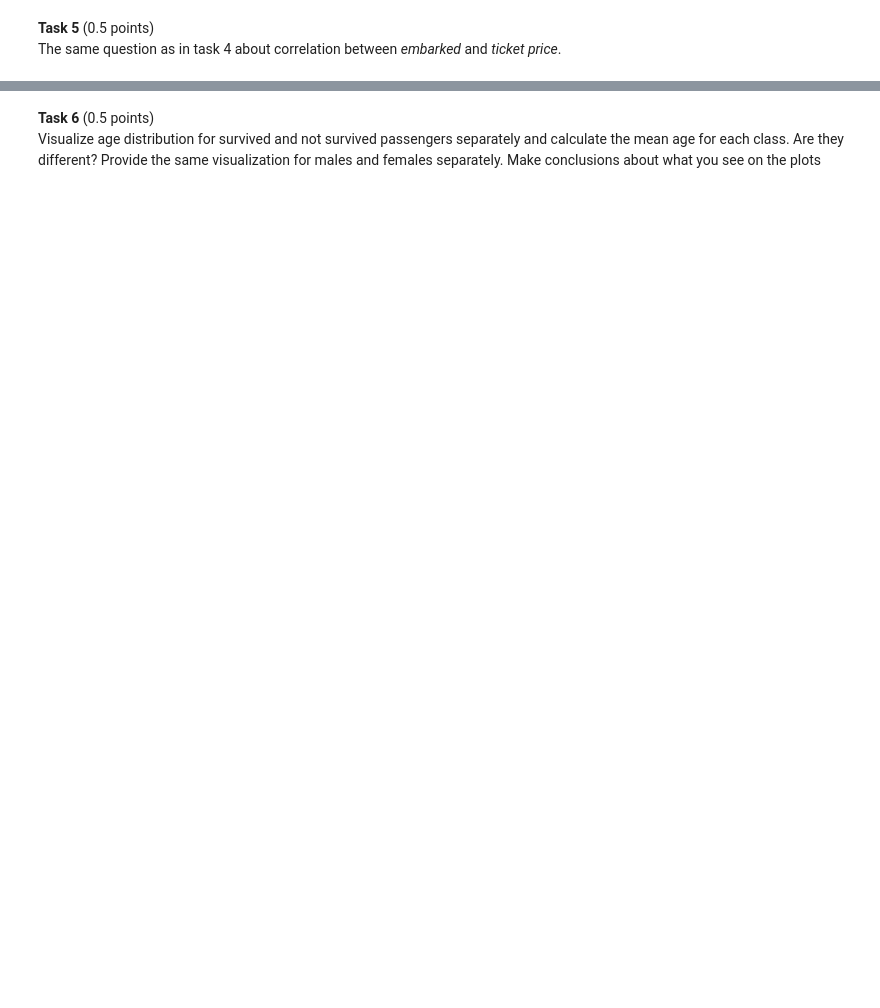
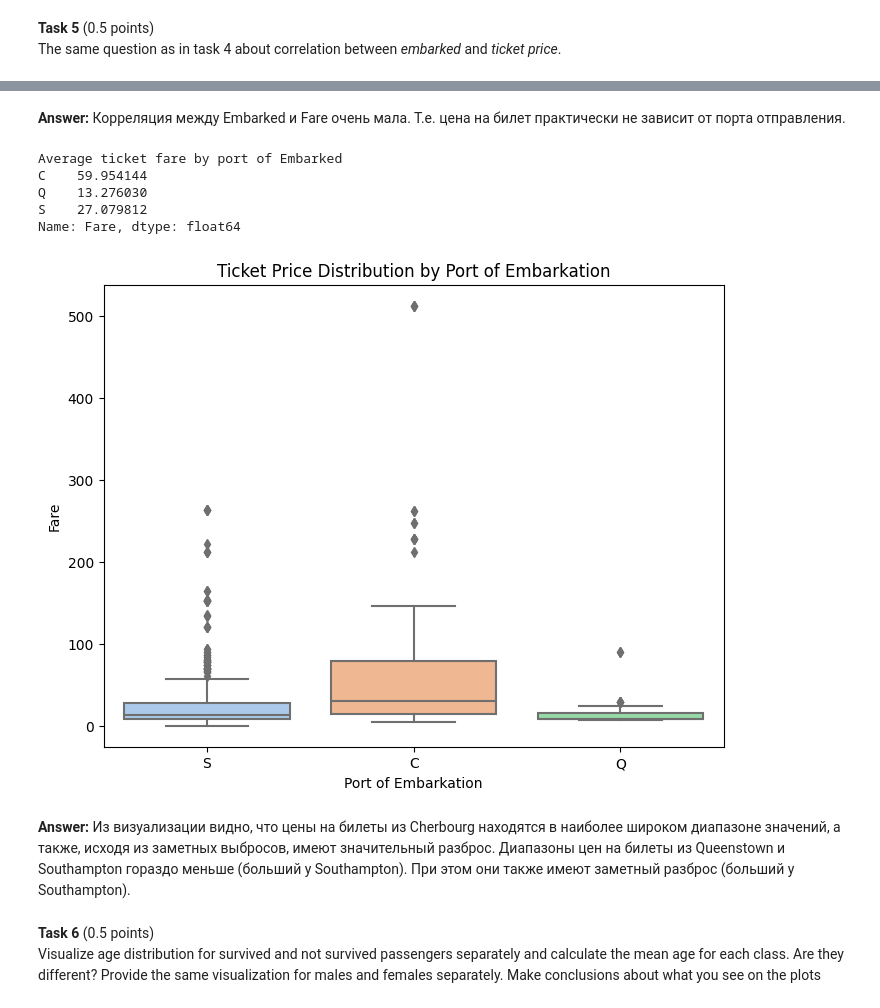
Before and after one commit to famusovsky/ml-hw, a Jupyter notebook: hw1/hw1_2023.ipynb, the cells around one changed output, grey strips where cells are left out. Cells and saved outputs as stored; diff of their text form; code cells hidden in the pictures; blank space fills up the shorter version.

```diff
--- a/hw1/hw1_2023.ipynb
+++ b/hw1/hw1_2023.ipynb
@@ -450,3 +646,26 @@ The same question as in task 4 about correlation between *embarked* and *ticket
+# %% [markdown]
+**Answer:** Корреляция между Embarked и Fare очень мала. Т.е. цена на билет практически не зависит от порта отправления.
+# %%
+# Получаем среднее арифметическое по столбцу 'Fare' для сгрупированных по 'Embarked' значений
+average_fare_by_embarked = dataset.groupby('Embarked')['Fare'].mean()
+print(f'Average ticket fare by port of {average_fare_by_embarked}')
+
+# Визуализация распределения цен для каждого порта с использованием box plot
+plt.figure(figsize=(8, 6))
+sns.boxplot(x='Embarked', y='Fare', data=dataset, palette='pastel')
+plt.title('Ticket Price Distribution by Port of Embarkation')
+plt.xlabel('Port of Embarkation')
+plt.ylabel('Fare')
+plt.show()
+# %% [output]
+Average ticket fare by port of Embarked
+C    59.954144
+Q    13.276030
+S    27.079812
+Name: Fare, dtype: float64
+[figure, added]
+# %% [markdown]
+**Answer:** Из визуализации видно, что цены на билеты из Cherbourg находятся в наиболее широком диапазоне значений, а также, исходя из заметных выбросов, имеют значительный разброс. Диапазоны цен на билеты из Queenstown и Southampton гораздо меньше (больший у Southampton). При этом они также имеют заметный разброс (больший у Southampton).
 # %% [markdown]
 **Task 6** (0.5 points) <br/>
 Visualize age distribution for survived and not survived passengers separately and calculate the mean age for each class. Are they different? Provide the same visualization for males and females separately. Make conclusions about what you see on the plots
```
Also changed, not shown: parts of 37 cells of this notebook.
